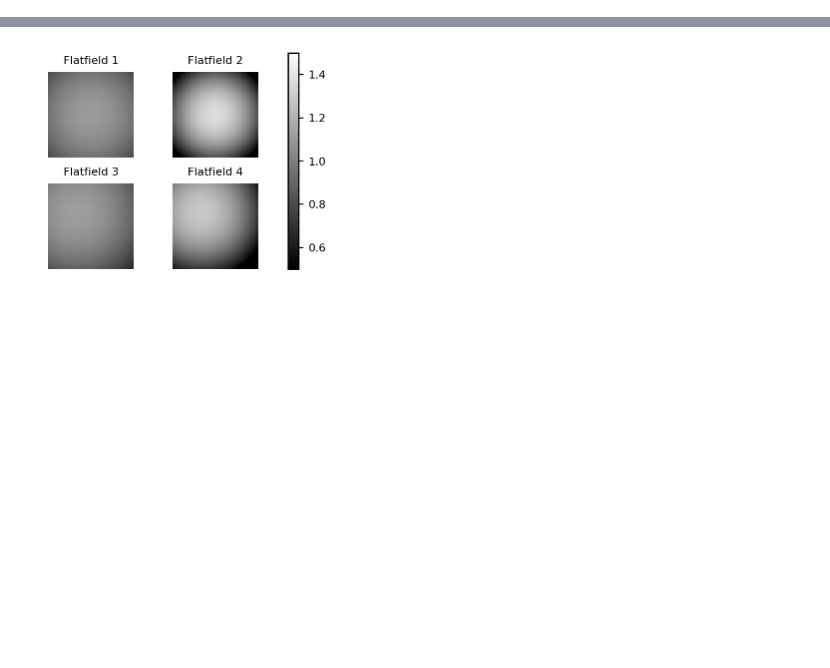
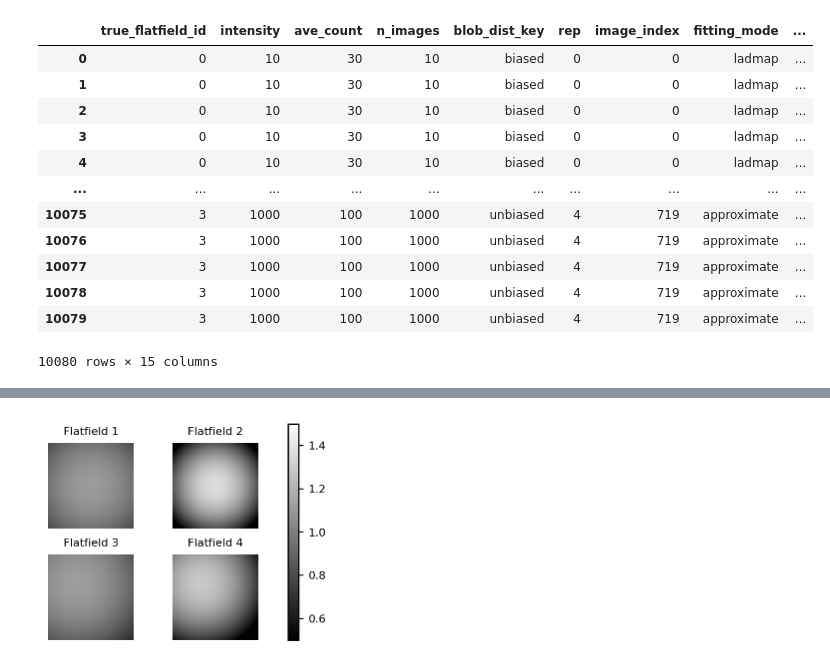
Before and after one commit to yfukai/BaSiCpy, a Jupyter notebook: misc_notebooks/analysis_for_publication/synthesized_data/002c_plot.ipynb, the cells around one changed output, grey strips where cells are left out. Cells and saved outputs as stored; diff of their text form; code cells hidden in the pictures; blank space fills up the shorter version.

```diff
--- a/misc_notebooks/analysis_for_publication/synthesized_data/002c_plot.ipynb
+++ b/misc_notebooks/analysis_for_publication/synthesized_data/002c_plot.ipynb
@@ -28,5 +28,21 @@ def save_and_copy_fig(fig, name):
 estimated_parameters_df = pd.read_csv(
     "wo_flatfield_estimated_parameters_df_with_autotune.csv", index_col=0
 )
+# %%
+estimated_parameters_df
+# %% [output]
+|  | true_flatfield_id | intensity | ave_count | n_images | blob_dist_key | rep | image_index | fitting_mode | ... |
+| 0 | 0 | 10 | 30 | 10 | biased | 0 | 0 | ladmap | ... |
+| 1 | 0 | 10 | 30 | 10 | biased | 0 | 0 | ladmap | ... |
+| 2 | 0 | 10 | 30 | 10 | biased | 0 | 0 | ladmap | ... |
+| 3 | 0 | 10 | 30 | 10 | biased | 0 | 0 | ladmap | ... |
+| 4 | 0 | 10 | 30 | 10 | biased | 0 | 0 | ladmap | ... |
+| ... | ... | ... | ... | ... | ... | ... | ... | ... | ... |
+| 10075 | 3 | 1000 | 100 | 1000 | unbiased | 4 | 719 | approximate | ... |
+| 10076 | 3 | 1000 | 100 | 1000 | unbiased | 4 | 719 | approximate | ... |
+| 10077 | 3 | 1000 | 100 | 1000 | unbiased | 4 | 719 | approximate | ... |
+| 10078 | 3 | 1000 | 100 | 1000 | unbiased | 4 | 719 | approximate | ... |
+| 10079 | 3 | 1000 | 100 | 1000 | unbiased | 4 | 719 | approximate | ... |
+10080 rows × 15 columns
 # %%
 param_sets = [
```
Also changed, not shown: parts of 6 cells of this notebook, 4 other files.
